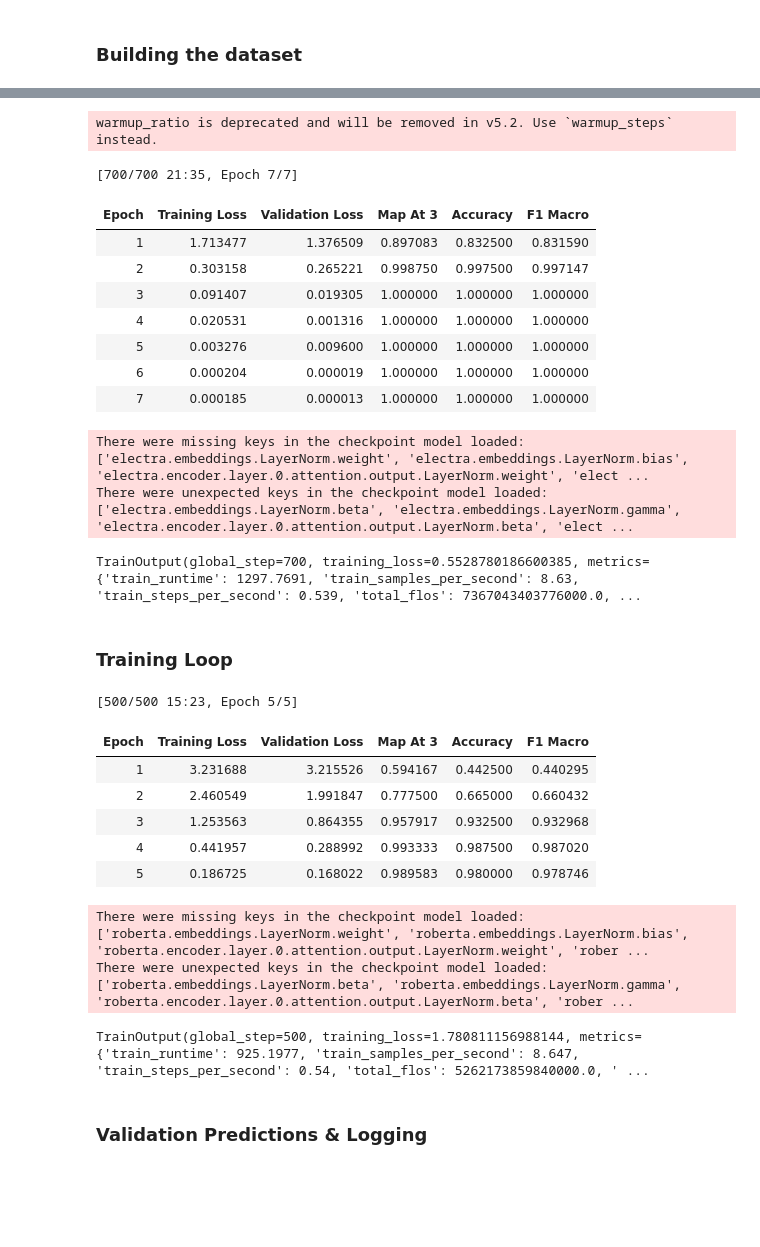
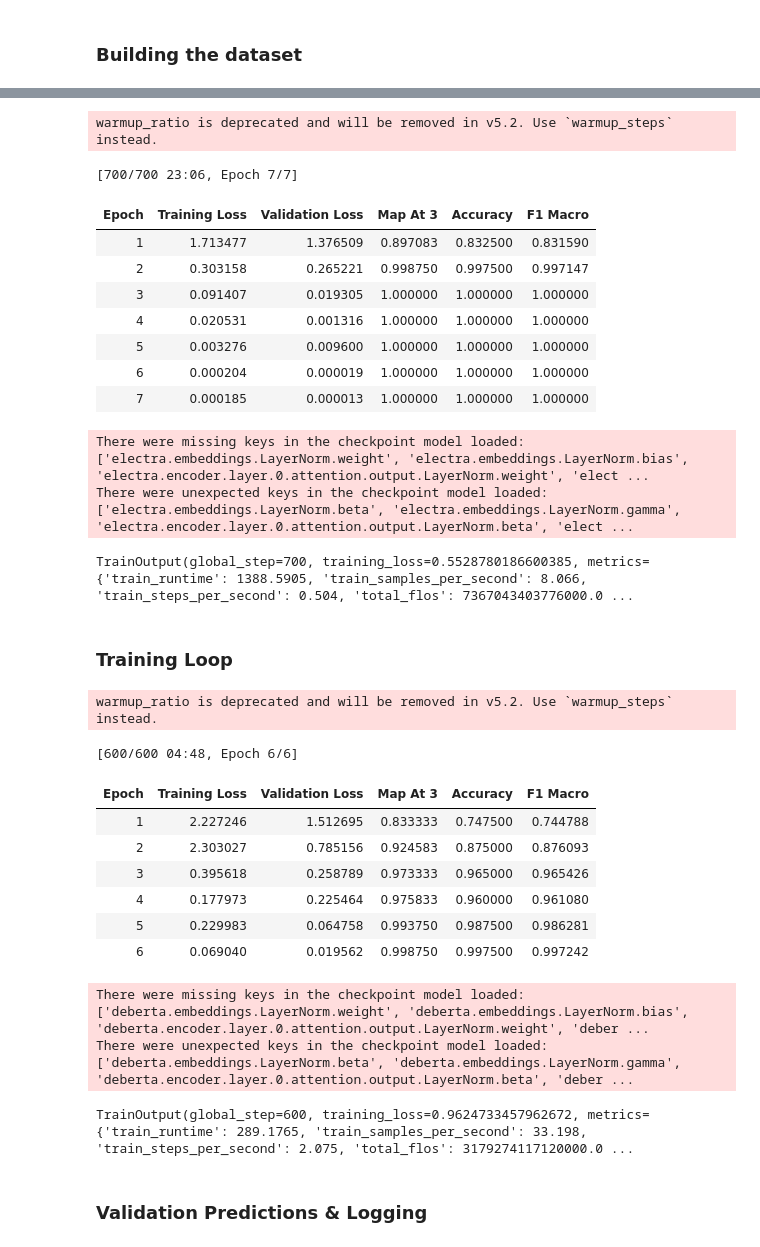
Before and after one commit to chay123-crypto/mcq-solver-transformers, a Jupyter notebook: DL-24f2002314-notebook-t22026.ipynb, the cells around one changed output, grey strips where cells are left out. Cells and saved outputs as stored; diff of their text form; code cells hidden in the pictures; blank space fills up the shorter version.

```diff
--- a/DL-24f2002314-notebook-t22026.ipynb
+++ b/DL-24f2002314-notebook-t22026.ipynb
@@ -714,14 +714,14 @@ val_dataset=Dataset.from_pandas(x_val.reset_index(drop=True))
 Multiple-choice fine-tuning on the augmented training set (duplicates kept, options shuffled/relabeled). This is the core model for final predictions.
 # %%
-from transformers import AutoModelForMultipleChoice,AutoTokenizer,TrainingArguments,Trainer
+from transformers import AutoModelForMultipleChoice,AutoTokenizer,TrainingArguments,Trainer,AutoModelForSequenceClassification
 import torch
 
 model_name1='google/electra-base-discriminator'
 tokeniser1=AutoTokenizer.from_pretrained(model_name1)
 model1=AutoModelForMultipleChoice.from_pretrained(model_name1,ignore_mismatched_sizes=True)
 
-model_name2='roberta-base'
-tokeniser2=AutoTokenizer.from_pretrained(model_name2)
+model_name2='microsoft/deberta-v3-small'
+tokeniser2=AutoTokenizer.from_pretrained(model_name2,use_fast=True)
 model2=AutoModelForMultipleChoice.from_pretrained(model_name2,ignore_mismatched_sizes=True)
 
 def preprocessing(data,tokeniser):
@@ -791,9 +791,6 @@ def compute_metrics(eval_pred):
 # %%
 processed_train1.set_format(type="torch",columns=["input_ids","attention_mask","label"])
 processed_val1.set_format(type="torch",columns=["input_ids","attention_mask","label"])
-
-processed_train2.set_format(type="torch",columns=["input_ids","attention_mask","label"])
-processed_val2.set_format(type="torch",columns=["input_ids","attention_mask","label"])
 
 train_args1=TrainingArguments(output_dir="./electra-base-mcq",learning_rate=4e-5,eval_strategy="epoch",gradient_checkpointing=False,save_strategy="epoch",num_train_epochs=7,remove_unused_columns=False,max_grad_norm=1.0,warmup_ratio=0.1,
                              fp16=True,weight_decay=0.01,logging_steps=10,metric_for_best_model="map_at_3",per_device_train_batch_size=8,per_device_eval_batch_size=8,load_best_model_at_end=True)
@@ -802,7 +799,7 @@ trainer1=Trainer(model=model1,args=train_args1,train_dataset=processed_train1,ev
 trainer1.train()
 # %% [output]
 warmup_ratio is deprecated and will be removed in v5.2. Use `warmup_steps` instead.
-[700/700 21:35, Epoch 7/7]
+[700/700 23:06, Epoch 7/7]
 | Epoch | Training Loss | Validation Loss | Map At 3 | Accuracy | F1 Macro |
 | 1 | 1.713477 | 1.376509 | 0.897083 | 0.832500 | 0.831590 |
 | 2 | 0.303158 | 0.265221 | 0.998750 | 0.997500 | 0.997147 |
@@ -813,26 +810,31 @@ warmup_ratio is deprecated and will be removed in v5.2. Use `warmup_steps` inste
 | 7 | 0.000185 | 0.000013 | 1.000000 | 1.000000 | 1.000000 |
 There were missing keys in the checkpoint model loaded: ['electra.embeddings.LayerNorm.weight', 'electra.embeddings.LayerNorm.bias', 'electra.encoder.layer.0.attention.output.LayerNorm.weight', 'elect ...
 There were unexpected keys in the checkpoint model loaded: ['electra.embeddings.LayerNorm.beta', 'electra.embeddings.LayerNorm.gamma', 'electra.encoder.layer.0.attention.output.LayerNorm.beta', 'elect ...
-TrainOutput(global_step=700, training_loss=0.5528780186600385, metrics={'train_runtime': 1297.7691, 'train_samples_per_second': 8.63, 'train_steps_per_second': 0.539, 'total_flos': 7367043403776000.0, ...
+TrainOutput(global_step=700, training_loss=0.5528780186600385, metrics={'train_runtime': 1388.5905, 'train_samples_per_second': 8.066, 'train_steps_per_second': 0.504, 'total_flos': 7367043403776000.0 ...
 # %% [markdown]
 ### Training Loop
 # %%
-train_args2=TrainingArguments(output_dir="./roberta-base-mcq",learning_rate=3e-5,eval_strategy="epoch",gradient_checkpointing=False,save_strategy="epoch",num_train_epochs=5,warmup_steps=500,remove_unused_columns=False,max_grad_norm=1.0,
+processed_train2.set_format(type="torch",columns=["input_ids","attention_mask","label"])
+processed_val2.set_format(type="torch",columns=["input_ids","attention_mask","label"])
+
+train_args2=TrainingArguments(output_dir="./deberta-base-mcq",learning_rate=2e-5,eval_strategy="epoch",gradient_checkpointing=False,save_strategy="epoch",num_train_epochs=6,warmup_ratio=0.1,adam_epsilon=1e-6,remove_unused_columns=False,max_grad_norm=1.0,
                              fp16=False,weight_decay=0.01,logging_steps=10,metric_for_best_model="map_at_3",per_device_train_batch_size=8,per_device_eval_batch_size=8,load_best_model_at_end=True)
 
 trainer2=Trainer(model=model2,args=train_args2,train_dataset=processed_train2,eval_dataset=processed_val2,compute_metrics=compute_metrics)
 trainer2.train()
 # %% [output]
-[500/500 15:23, Epoch 5/5]
+warmup_ratio is deprecated and will be removed in v5.2. Use `warmup_steps` instead.
+[600/600 04:48, Epoch 6/6]
 | Epoch | Training Loss | Validation Loss | Map At 3 | Accuracy | F1 Macro |
-| 1 | 3.231688 | 3.215526 | 0.594167 | 0.442500 | 0.440295 |
-| 2 | 2.460549 | 1.991847 | 0.777500 | 0.665000 | 0.660432 |
-| 3 | 1.253563 | 0.864355 | 0.957917 | 0.932500 | 0.932968 |
-| 4 | 0.441957 | 0.288992 | 0.993333 | 0.987500 | 0.987020 |
-| 5 | 0.186725 | 0.168022 | 0.989583 | 0.980000 | 0.978746 |
+| 1 | 2.227246 | 1.512695 | 0.833333 | 0.747500 | 0.744788 |
+| 2 | 2.303027 | 0.785156 | 0.924583 | 0.875000 | 0.876093 |
+| 3 | 0.395618 | 0.258789 | 0.973333 | 0.965000 | 0.965426 |
+| 4 | 0.177973 | 0.225464 | 0.975833 | 0.960000 | 0.961080 |
+| 5 | 0.229983 | 0.064758 | 0.993750 | 0.987500 | 0.986281 |
+| 6 | 0.069040 | 0.019562 | 0.998750 | 0.997500 | 0.997242 |
-There were missing keys in the checkpoint model loaded: ['roberta.embeddings.LayerNorm.weight', 'roberta.embeddings.LayerNorm.bias', 'roberta.encoder.layer.0.attention.output.LayerNorm.weight', 'rober ...
-There were unexpected keys in the checkpoint model loaded: ['roberta.embeddings.LayerNorm.beta', 'roberta.embeddings.LayerNorm.gamma', 'roberta.encoder.layer.0.attention.output.LayerNorm.beta', 'rober ...
-TrainOutput(global_step=500, training_loss=1.780811156988144, metrics={'train_runtime': 925.1977, 'train_samples_per_second': 8.647, 'train_steps_per_second': 0.54, 'total_flos': 5262173859840000.0, ' ...
+There were missing keys in the checkpoint model loaded: ['deberta.embeddings.LayerNorm.weight', 'deberta.embeddings.LayerNorm.bias', 'deberta.encoder.layer.0.attention.output.LayerNorm.weight', 'deber ...
+There were unexpected keys in the checkpoint model loaded: ['deberta.embeddings.LayerNorm.beta', 'deberta.embeddings.LayerNorm.gamma', 'deberta.encoder.layer.0.attention.output.LayerNorm.beta', 'deber ...
+TrainOutput(global_step=600, training_loss=0.9624733457962672, metrics={'train_runtime': 289.1765, 'train_samples_per_second': 33.198, 'train_steps_per_second': 2.075, 'total_flos': 3179274117120000.0 ...
 # %% [markdown]
 ### Validation Predictions & Logging
 # %%
```
Also changed, not shown: parts of 12 cells of this notebook.
